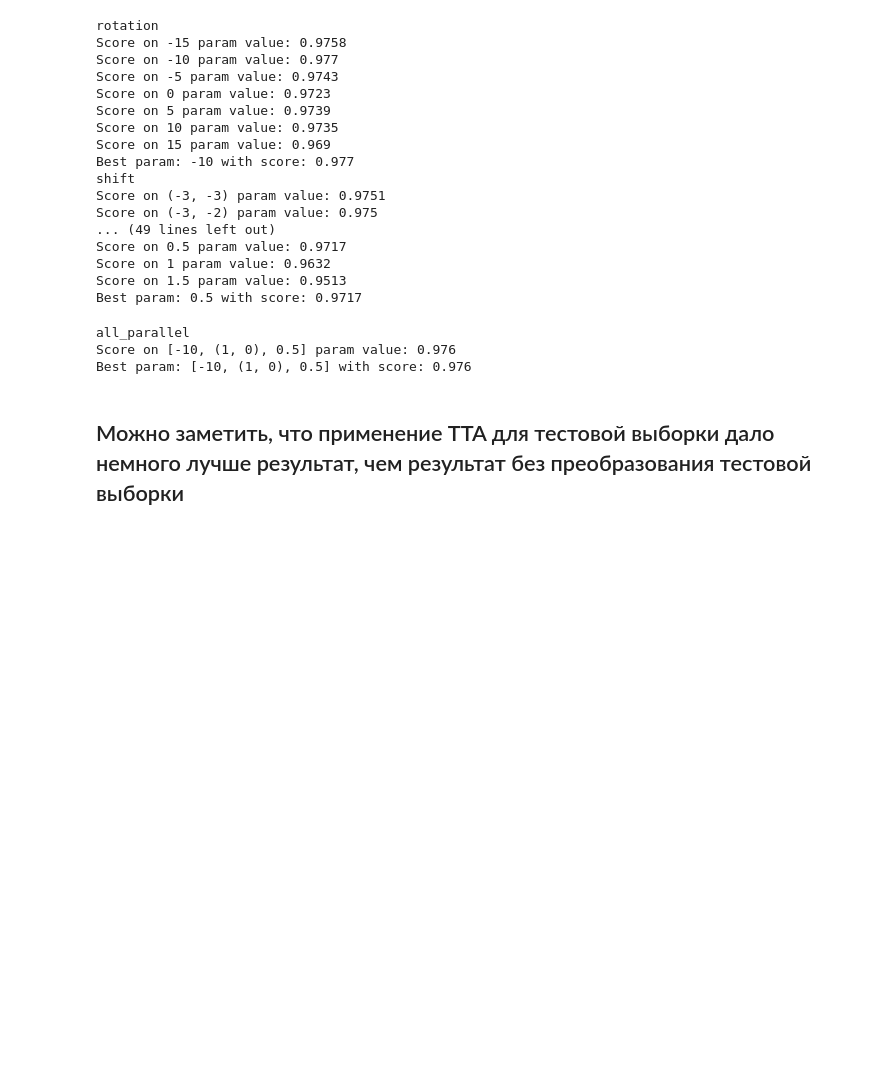
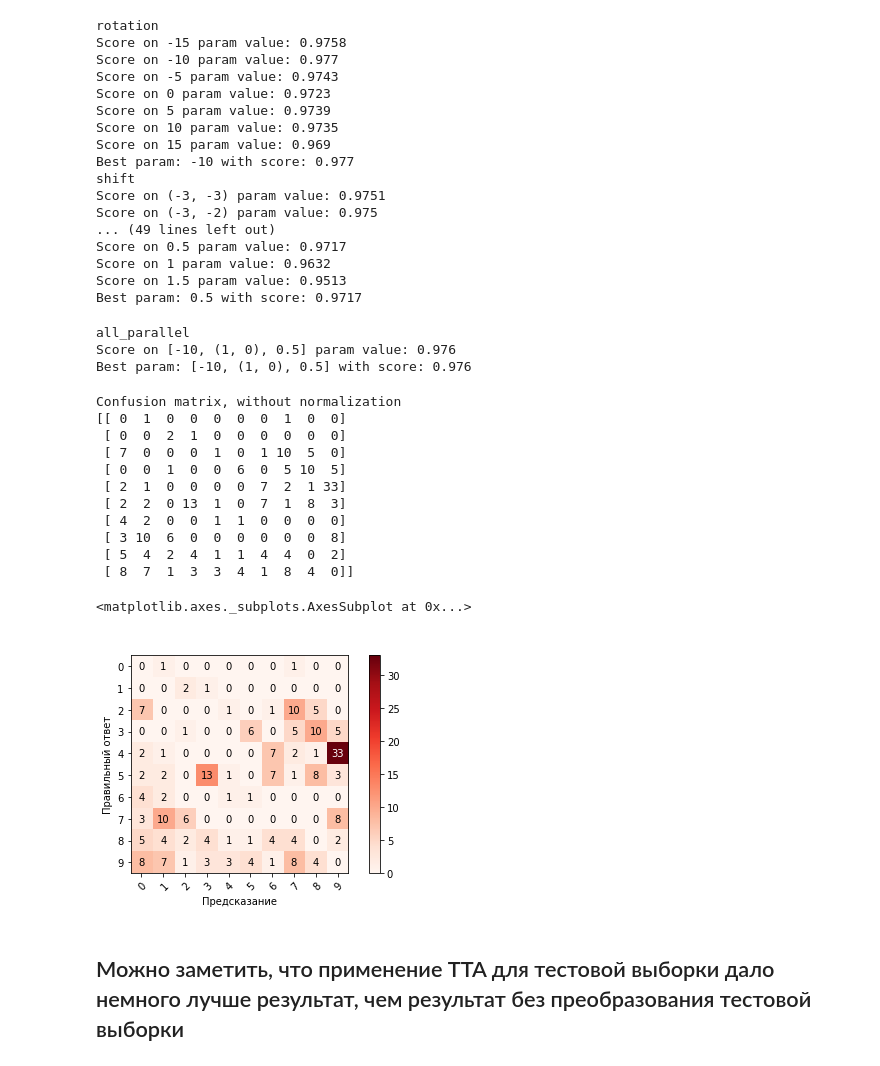
Before and after one commit to paniquex/ML_DS_practice, a Jupyter notebook: PRACTICUM/LAB_01/experiments.ipynb, the cells around one changed output. Saved outputs shown, nothing was run; the diff lists cells and outputs as text; code cells hidden in the pictures; blank space fills up the shorter version.

```diff
--- a/PRACTICUM/LAB_01/experiments.ipynb
+++ b/PRACTICUM/LAB_01/experiments.ipynb
@@ -1073,6 +1075,27 @@ for type_of_transformation in type_of_transformation_with_params_dict.keys():
 all_parallel
 Score on [-10, (1, 0), 0.5] param value: 0.976
 Best param: [-10, (1, 0), 0.5] with score: 0.976
+# %%
+plot_confusion_matrix(test_data['target'].astype(int),
+                      preds.astype(int),
+                      title=' ',
+                      classes=np.unique(test_data['target'].astype(int)),
+                      normalize=False,
+                      fname='conf_matrix_experiment_6_with_full_aug_on_test.pdf')
+# %% [output]
+Confusion matrix, without normalization
+[[ 0  1  0  0  0  0  0  1  0  0]
+ [ 0  0  2  1  0  0  0  0  0  0]
+ [ 7  0  0  0  1  0  1 10  5  0]
+ [ 0  0  1  0  0  6  0  5 10  5]
+ [ 2  1  0  0  0  0  7  2  1 33]
+ [ 2  2  0 13  1  0  7  1  8  3]
+ [ 4  2  0  0  1  1  0  0  0  0]
+ [ 3 10  6  0  0  0  0  0  0  8]
+ [ 5  4  2  4  1  1  4  4  0  2]
+ [ 8  7  1  3  3  4  1  8  4  0]]
+<matplotlib.axes._subplots.AxesSubplot at 0x...>
+[figure, added]
 # %% [markdown]
 ## Можно заметить, что применение TTA для тестовой  выборки дало немного лучше результат, чем результат без преобразования тестовой выборки
 # %% [markdown]
```
Also changed, not shown: parts of 7 cells of this notebook, 4 other files.
